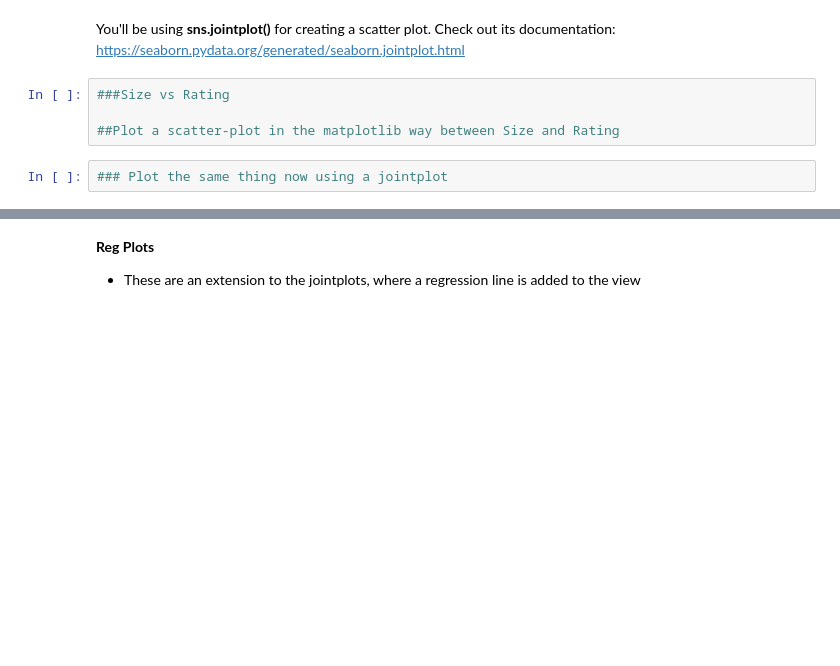
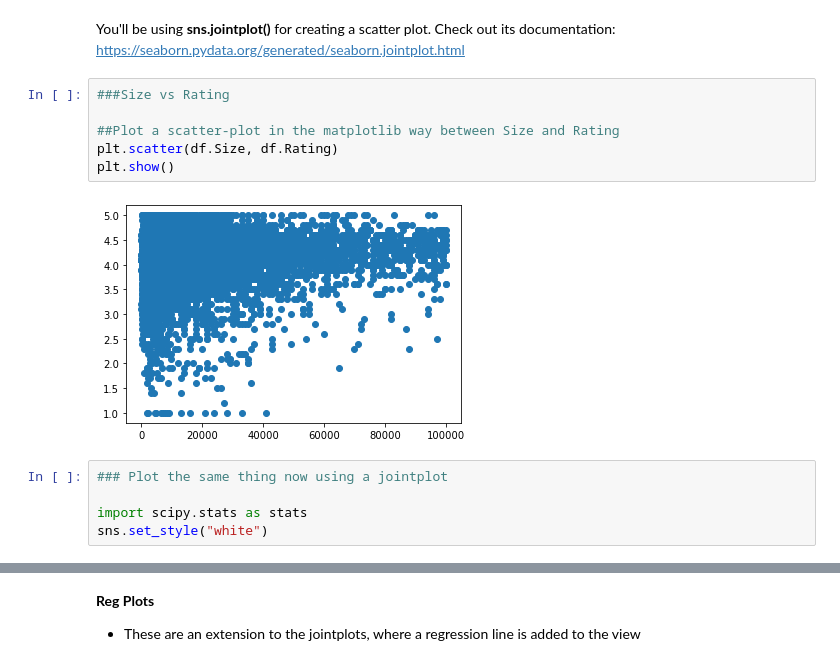
Before and after one commit to khairnardevashish/Data-Visualisation-for-DS-and-ML, a Jupyter notebook: Case Study Notebook/Data Visualisation in Python - Case Study.ipynb, the cells around one changed output, grey strips where cells are left out. Saved outputs shown, nothing was run; the diff lists cells and outputs as text; blank space fills up the shorter version.

Commit message:
Scatter plot and Reg Plot

```diff
--- a/Case Study Notebook/Data Visualisation in Python - Case Study.ipynb
+++ b/Case Study Notebook/Data Visualisation in Python - Case Study.ipynb
@@ -791,6 +792,13 @@ https://seaborn.pydata.org/generated/seaborn.jointplot.html
 # %%
 ###Size vs Rating
 
 ##Plot a scatter-plot in the matplotlib way between Size and Rating
+plt.scatter(df.Size, df.Rating)
+plt.show()
+# %% [output]
+[figure, added]
 # %%
 ### Plot the same thing now using a jointplot
+
+import scipy.stats as stats
+sns.set_style("white")
```
Also changed, not shown: parts of 13 cells of this notebook.
